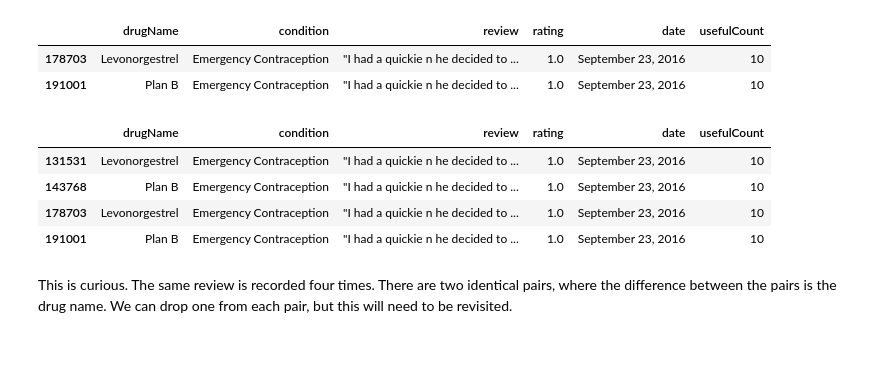
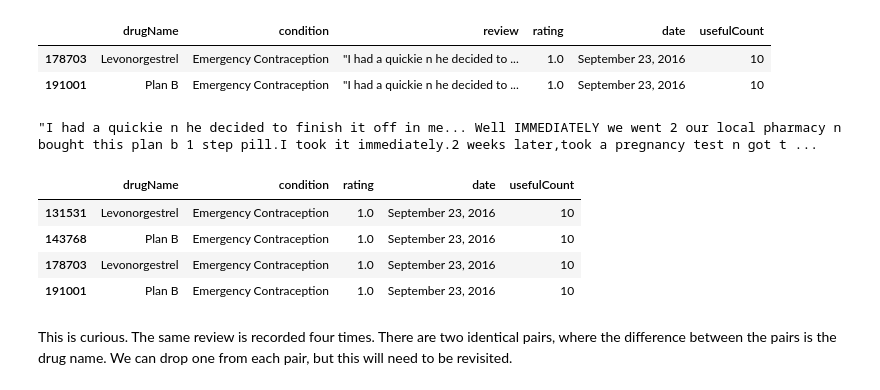
Before and after one commit to aarongalbraith/flatiron-phase5-project, a Jupyter notebook: notebooks/project_notebook.ipynb, the cells around one changed output. Saved outputs shown, nothing was run; the diff lists cells and outputs as text; code cells hidden in the pictures; blank space fills up the shorter version.

```diff
--- a/notebooks/project_notebook.ipynb
+++ b/notebooks/project_notebook.ipynb
@@ -437,14 +305,15 @@ df[df.duplicated()]
 |  | drugName | condition | review | rating | date | usefulCount |
 | 178703 | Levonorgestrel | Emergency Contraception | "I had a quickie n he decided to ... | 1.0 | September 23, 2016 | 10 |
 | 191001 | Plan B | Emergency Contraception | "I had a quickie n he decided to ... | 1.0 | September 23, 2016 | 10 |
-# %%
-df[df.review == df.review.loc[178703]]
-# %% [output]
-|  | drugName | condition | review | rating | date | usefulCount |
-| 131531 | Levonorgestrel | Emergency Contraception | "I had a quickie n he decided to ... | 1.0 | September 23, 2016 | 10 |
-| 143768 | Plan B | Emergency Contraception | "I had a quickie n he decided to ... | 1.0 | September 23, 2016 | 10 |
-| 178703 | Levonorgestrel | Emergency Contraception | "I had a quickie n he decided to ... | 1.0 | September 23, 2016 | 10 |
-| 191001 | Plan B | Emergency Contraception | "I had a quickie n he decided to ... | 1.0 | September 23, 2016 | 10 |
+# %%
+show_review(178703)
+# %% [output]
+"I had a quickie n he decided to finish it off in me... Well IMMEDIATELY we went 2 our local pharmacy n bought this plan b 1 step pill.I took it immediately.2 weeks later,took a pregnancy test n got t ...
+|  | drugName | condition | rating | date | usefulCount |
+| 131531 | Levonorgestrel | Emergency Contraception | 1.0 | September 23, 2016 | 10 |
+| 143768 | Plan B | Emergency Contraception | 1.0 | September 23, 2016 | 10 |
+| 178703 | Levonorgestrel | Emergency Contraception | 1.0 | September 23, 2016 | 10 |
+| 191001 | Plan B | Emergency Contraception | 1.0 | September 23, 2016 | 10 |
 # %% [markdown]
 This is curious. The same review is recorded four times. There are two identical pairs, where the difference between the pairs is the drug name. We can drop one from each pair, but this will need to be revisited.
 # %%
```
Also changed, not shown: parts of 71 cells of this notebook, 1 other file.
